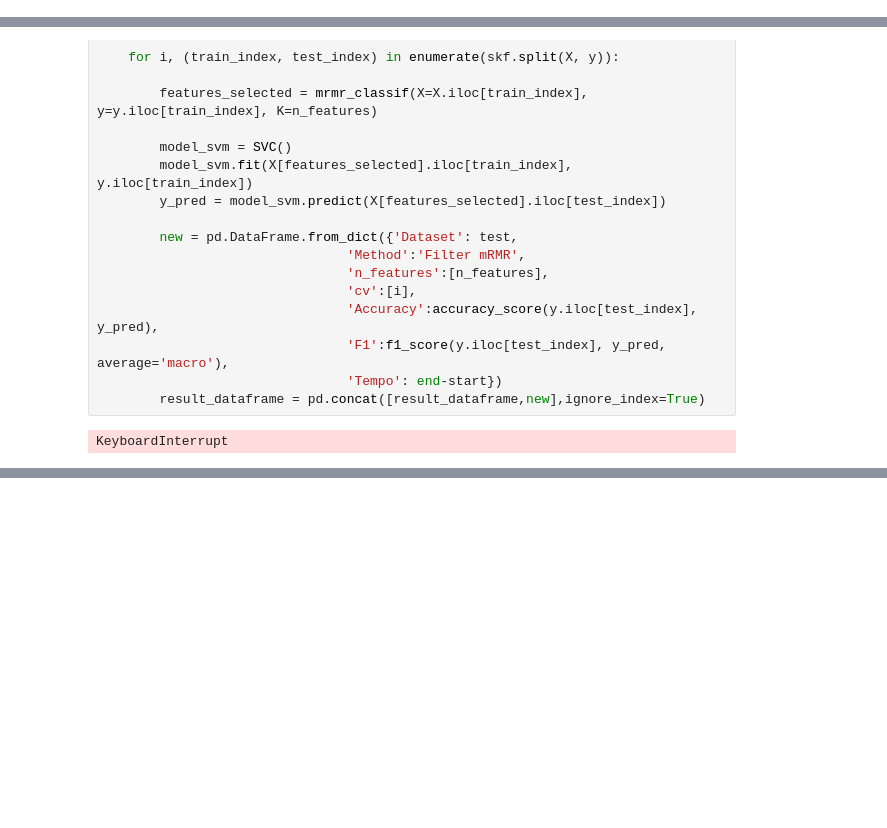
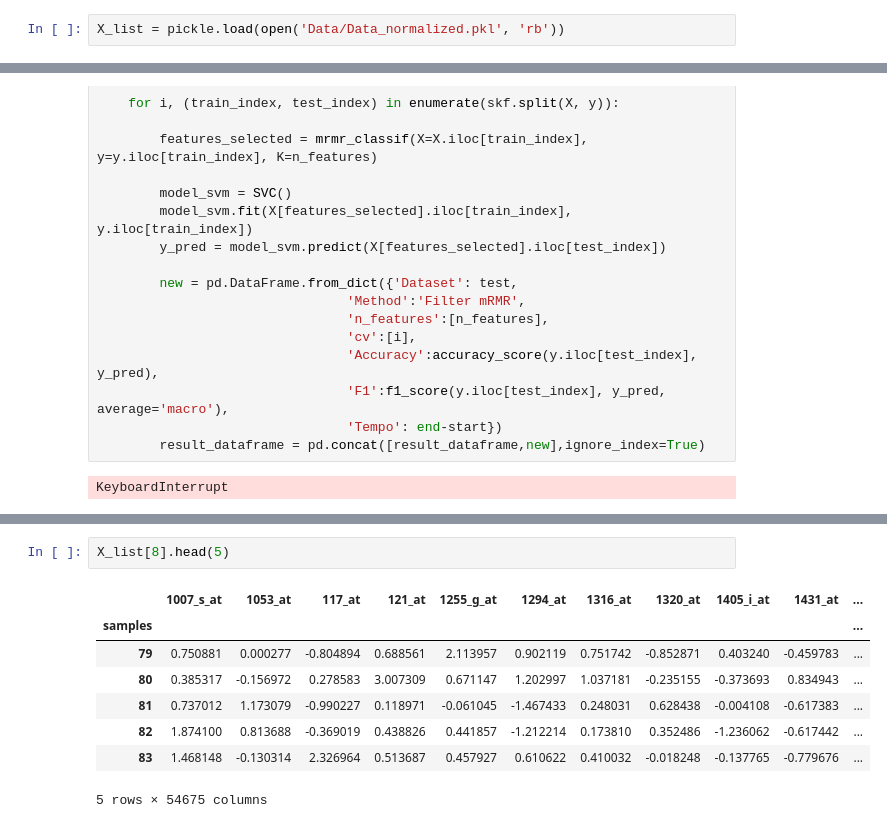
Before and after one commit to GuilhermeGraeff/CMP-618, a Jupyter notebook: Testes/benchmarks.ipynb, the cells around one changed output, grey strips where cells are left out. Cells and saved outputs as stored; diff of their text form; blank space fills up the shorter version.

```diff
--- a/Testes/benchmarks.ipynb
+++ b/Testes/benchmarks.ipynb
@@ -181,6 +170,8 @@ X_list = result
 (98, 22283) (98, 22283)
 # %%
 pickle.dump(X_list, open('Data/Data_normalized.pkl', 'wb'))
+# %%
+X_list = pickle.load(open('Data/Data_normalized.pkl', 'rb'))
 # %% [markdown]
 ### Dataframe de resultados
 # %%
@@ -395,0 +435,11 @@ result_dataframe.groupby(['Method', 'Dataset']).mean()
+# %%
+X_list[8].head(5)
+# %% [output]
+|  | 1007_s_at | 1053_at | 117_at | 121_at | 1255_g_at | 1294_at | 1316_at | 1320_at | 1405_i_at | 1431_at | ... |
+| samples |  |  |  |  |  |  |  |  |  |  | ... |
+| 79 | 0.750881 | 0.000277 | -0.804894 | 0.688561 | 2.113957 | 0.902119 | 0.751742 | -0.852871 | 0.403240 | -0.459783 | ... |
+| 80 | 0.385317 | -0.156972 | 0.278583 | 3.007309 | 0.671147 | 1.202997 | 1.037181 | -0.235155 | -0.373693 | 0.834943 | ... |
+| 81 | 0.737012 | 1.173079 | -0.990227 | 0.118971 | -0.061045 | -1.467433 | 0.248031 | 0.628438 | -0.004108 | -0.617383 | ... |
+| 82 | 1.874100 | 0.813688 | -0.369019 | 0.438826 | 0.441857 | -1.212214 | 0.173810 | 0.352486 | -1.236062 | -0.617442 | ... |
+| 83 | 1.468148 | -0.130314 | 2.326964 | 0.513687 | 0.457927 | 0.610622 | 0.410032 | -0.018248 | -0.137765 | -0.779676 | ... |
+5 rows × 54675 columns
```
Also changed, not shown: parts of 13 cells of this notebook.
